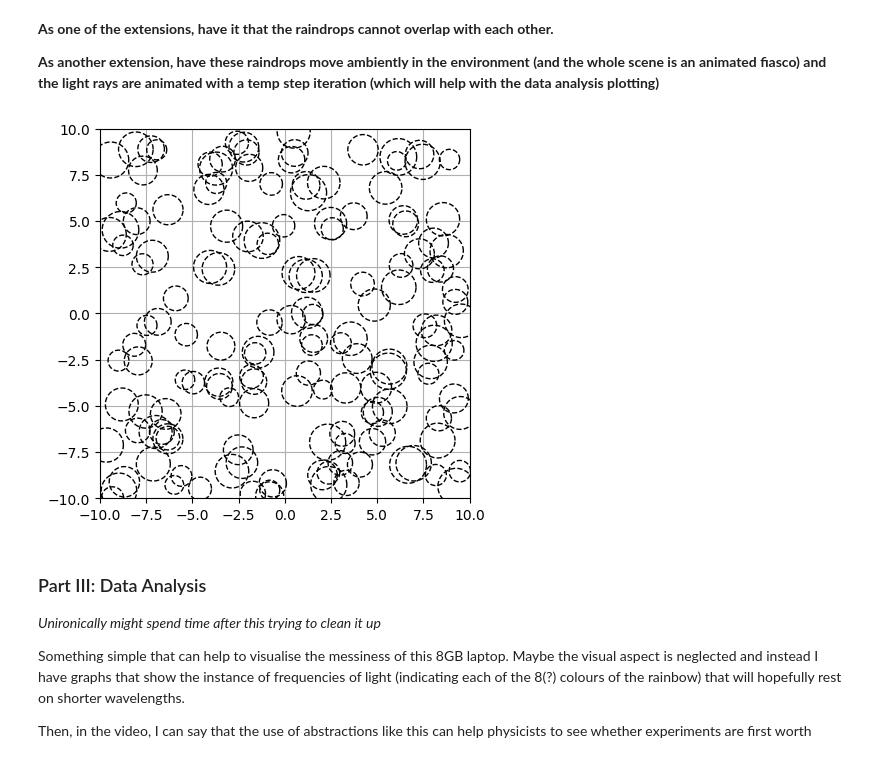
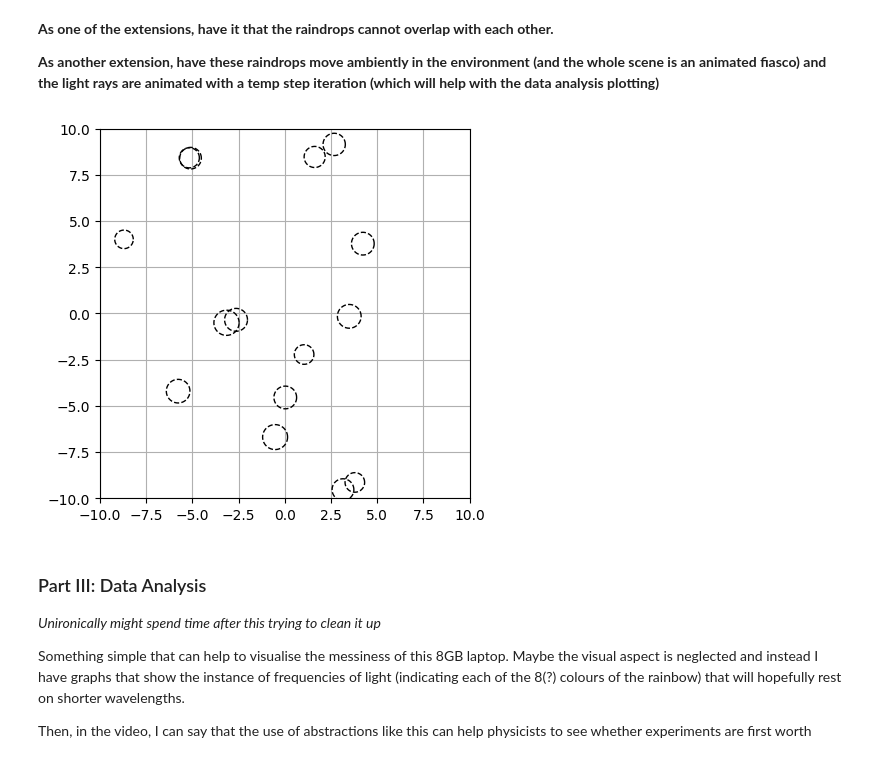
Before and after one commit to CorinnnaZ/CompChallenge, a Jupyter notebook: extension.ipynb, the cells around one changed output. Drawn from its saved outputs; the diff is of its cells as text; code cells hidden in the pictures.

```diff
--- a/extension.ipynb
+++ b/extension.ipynb
@@ -466,20 +485,20 @@ ValueError: x and y must have same first dimension, but have shapes (9988,) and
 
 **As another extension, have these raindrops move ambiently in the environment (and the whole scene is an animated fiasco) and the light rays are animated with a temp step iteration (which will help with the data analysis plotting)**
 # %%
-for i in range(150):
+for i in range(15):
     m = np.random.uniform(-10,10)
     n = np.random.uniform(-10,10)
-    k = np.random.uniform(0.5, 1)
+    k = np.random.uniform(0.5, 0.7)
     rain = RainDrop((m,n), k).equation_for_raindrop()
     plt.plot(rain[0], rain[1], "--", color='k', linewidth=1)
 
 plt.grid()
 plt.gca().set_aspect(1)
 plt.xlim(-10,10)
 plt.ylim(-10, 10)
 plt.show()
 # %% [output]
-[figure, old version]
+[figure, new version]
 # %%
 class AtmosphericDroplet(RainDrop):  # Developing the model to be closer to what I want
     def __init__(self, centre, radius, altitude):
```
Also changed, not shown: parts of 4 cells of this notebook.
